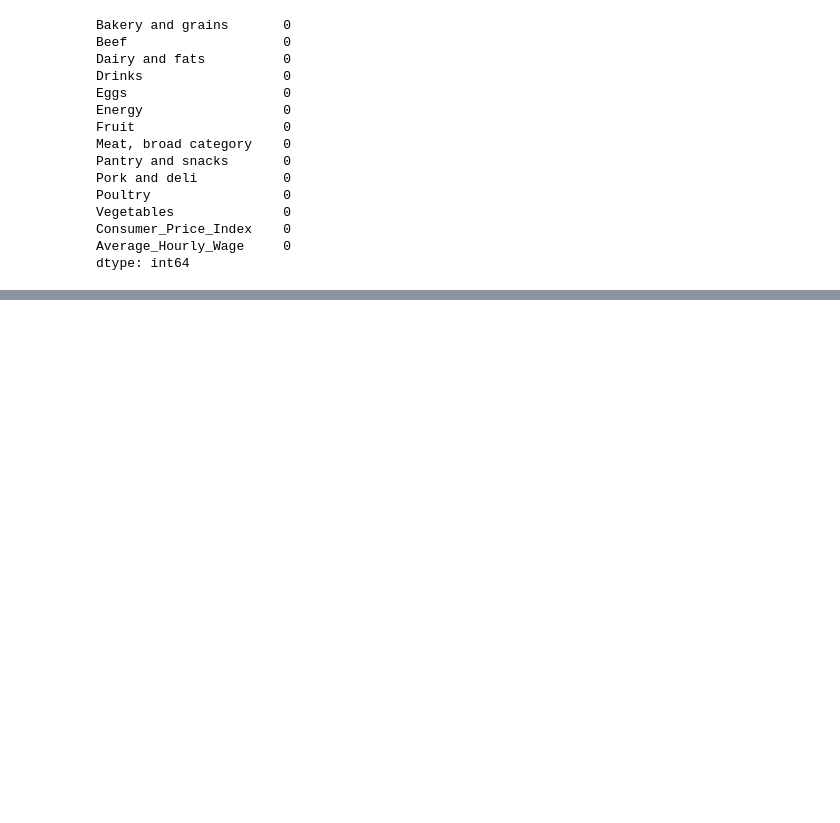
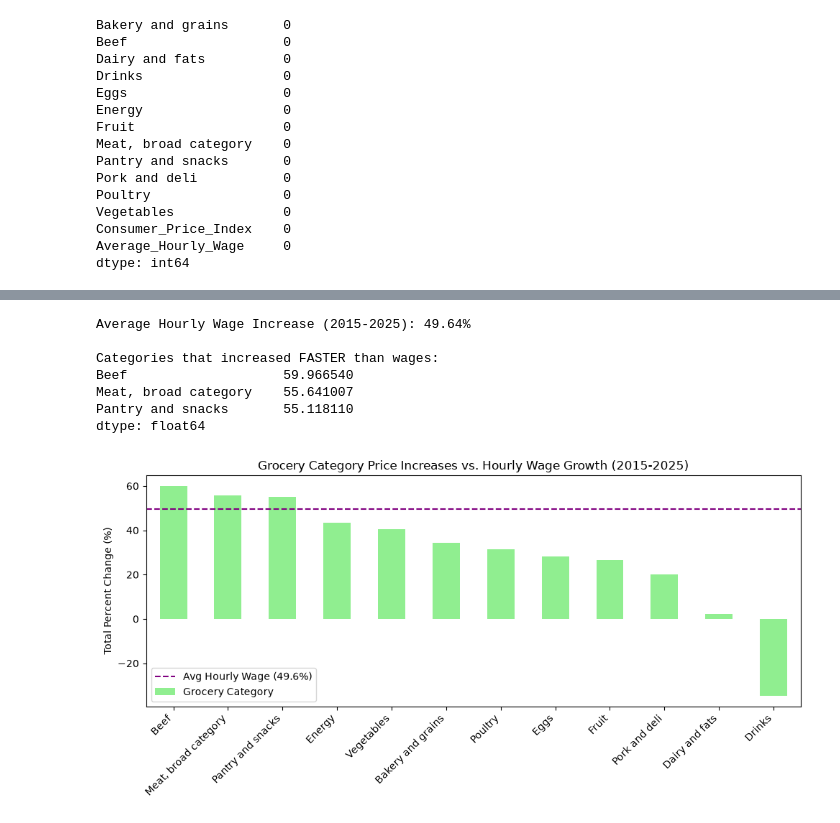
Before and after one commit to thalitacalzzetta/groceries_inflation_project, a Jupyter notebook: data_cleaning.ipynb, the cells around one changed output, grey strips where cells are left out. Drawn from its saved outputs; the diff is of its cells as text; code cells hidden in the pictures; blank space fills up the shorter version.

```diff
--- a/data_cleaning.ipynb
+++ b/data_cleaning.ipynb
@@ -548,0 +386,30 @@ fig.show()
+# %%
+# get wage change
+wage_change = total_change_pct['Average_Hourly_Wage']
+
+print(f"Average Hourly Wage Increase (2015-2025): {wage_change:.2f}%\n")
+
+# find categories that outpaced wages
+outpaced_wages = cat_changes[cat_changes > wage_change]
+print("Categories that increased FASTER than wages:")
+print(outpaced_wages)
+
+plt.figure(figsize=(10, 5))
+cat_changes.plot(kind='bar', color='lightgreen', label='Grocery Category')
+plt.axhline(y=wage_change, color='purple', linestyle='--', label=f'Avg Hourly Wage ({wage_change:.1f}%)')
+
+plt.title('Grocery Category Price Increases vs. Hourly Wage Growth (2015-2025)')
+plt.ylabel('Total Percent Change (%)')
+plt.xticks(rotation=45, ha='right')
+plt.legend()
+plt.tight_layout()
+plt.show()
+# %% [output]
+Average Hourly Wage Increase (2015-2025): 49.64%
+
+Categories that increased FASTER than wages:
+Beef                    59.966540
+Meat, broad category    55.641007
+Pantry and snacks       55.118110
+dtype: float64
+[figure, added]
```
Also changed, not shown: parts of 9 cells of this notebook, 2 other files.
